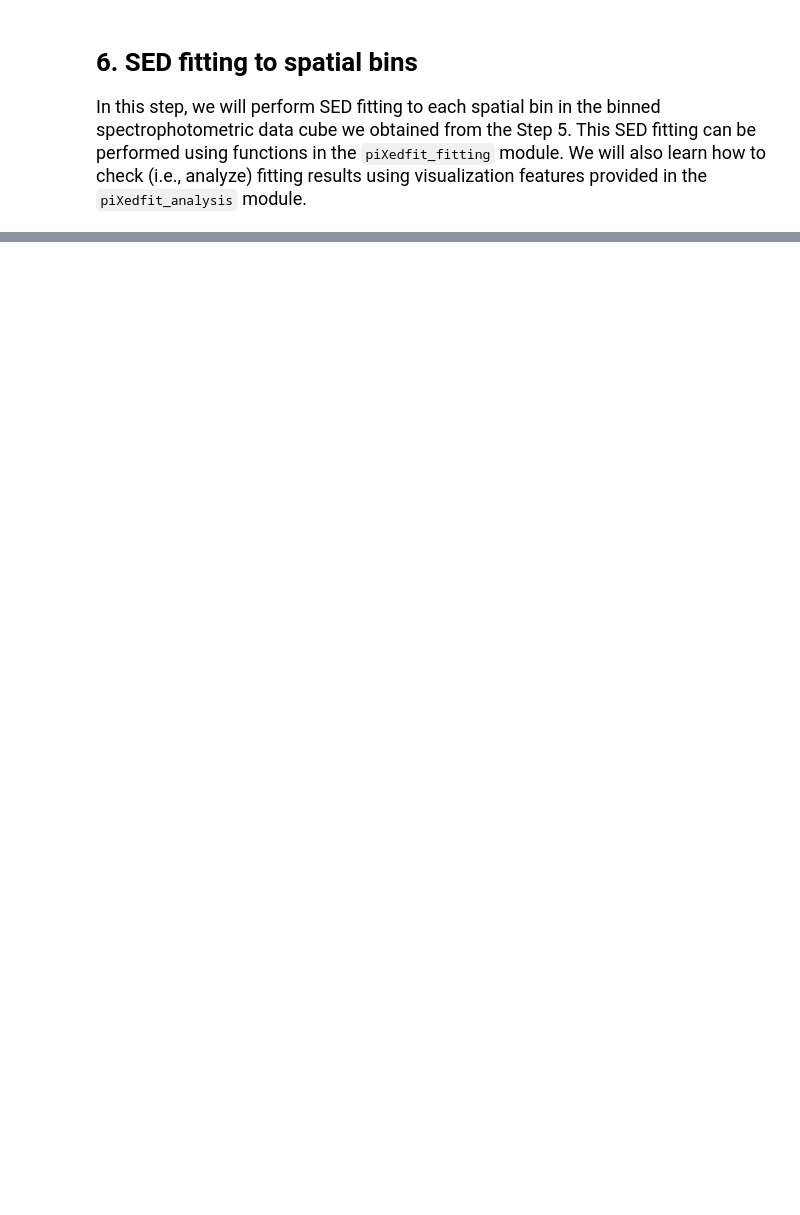
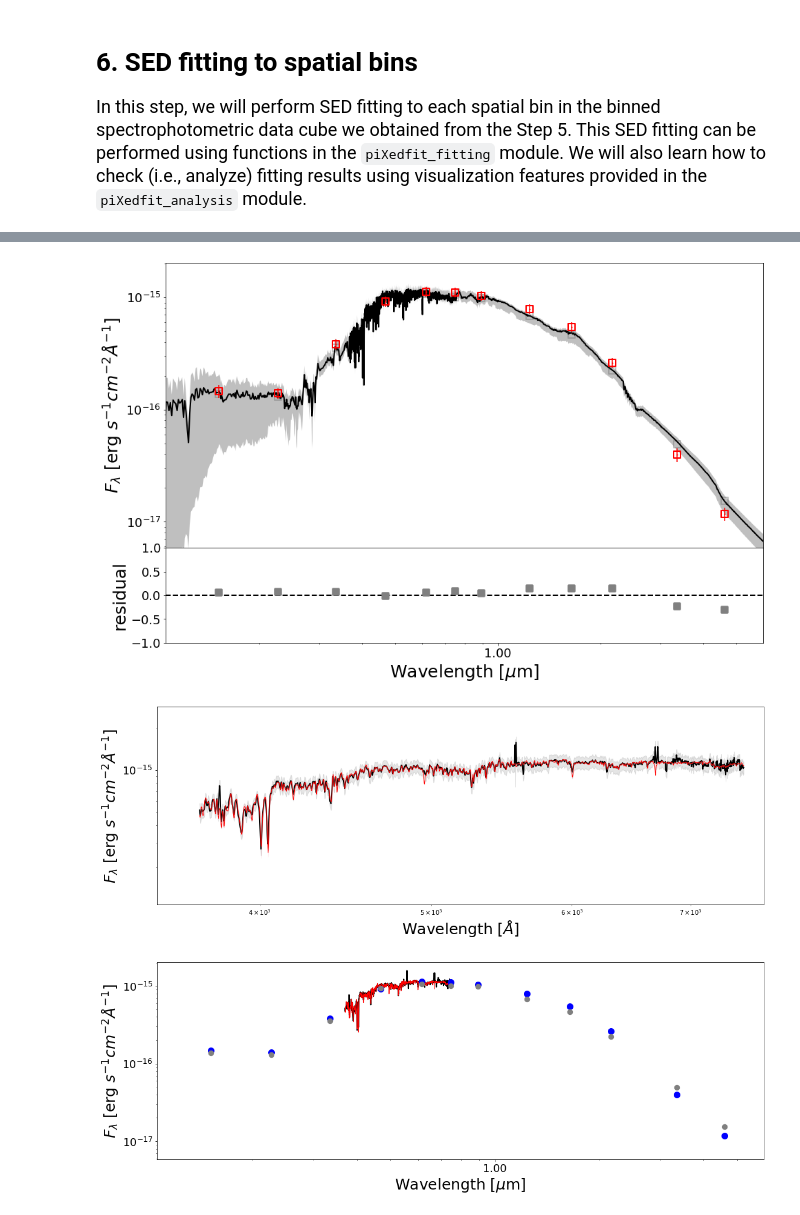
Before and after one commit to aabdurrouf/piXedfit, a Jupyter notebook: examples/FUVtoNIR_CALIFA/Step6_SEDfitting.ipynb, the cells around one changed output, grey strips where cells are left out. Saved outputs shown, nothing was run; the diff lists cells and outputs as text; code cells hidden in the pictures; blank space fills up the shorter version.

```diff
--- a/examples/FUVtoNIR_CALIFA/Step6_SEDfitting.ipynb
+++ b/examples/FUVtoNIR_CALIFA/Step6_SEDfitting.ipynb
@@ -51,0 +137,7 @@ SEDfit_from_binmap_specphoto(fits_binmap, binid_range=binid_range, models_spec=m
+# %%
+name_sampler_fits = "mcmc_bin1.fits"
+plot_SED(name_sampler_fits, loc_legend=3, decompose=0)
+# %% [output]
+[figure, added]
+[figure, added]
+[figure, added]
```
Also changed, not shown: parts of 28 cells of this notebook, 1 other file.
